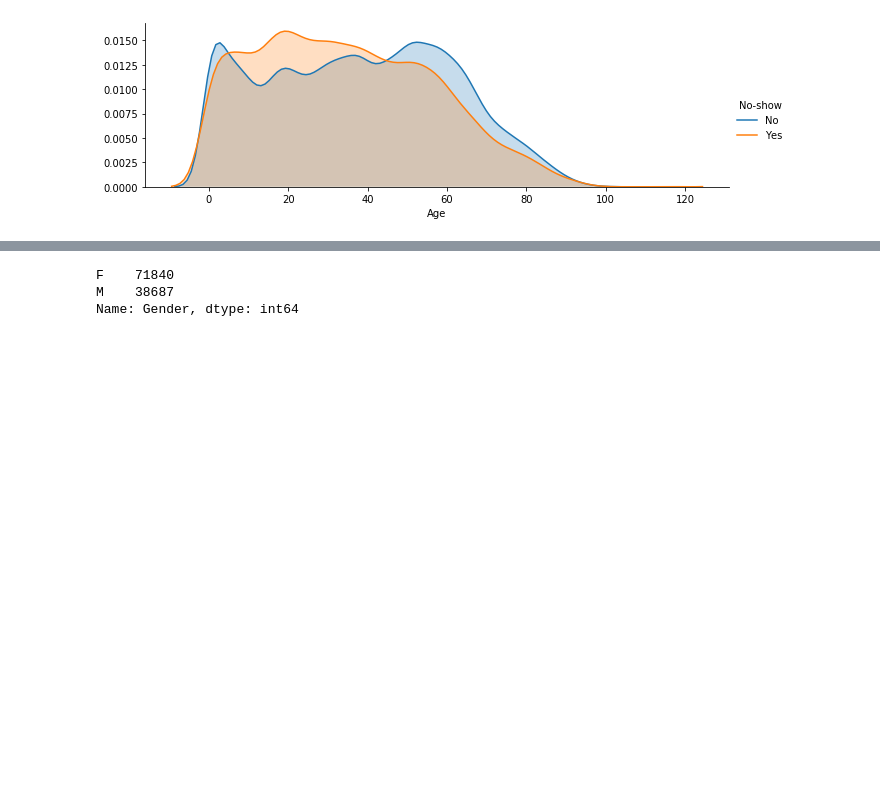
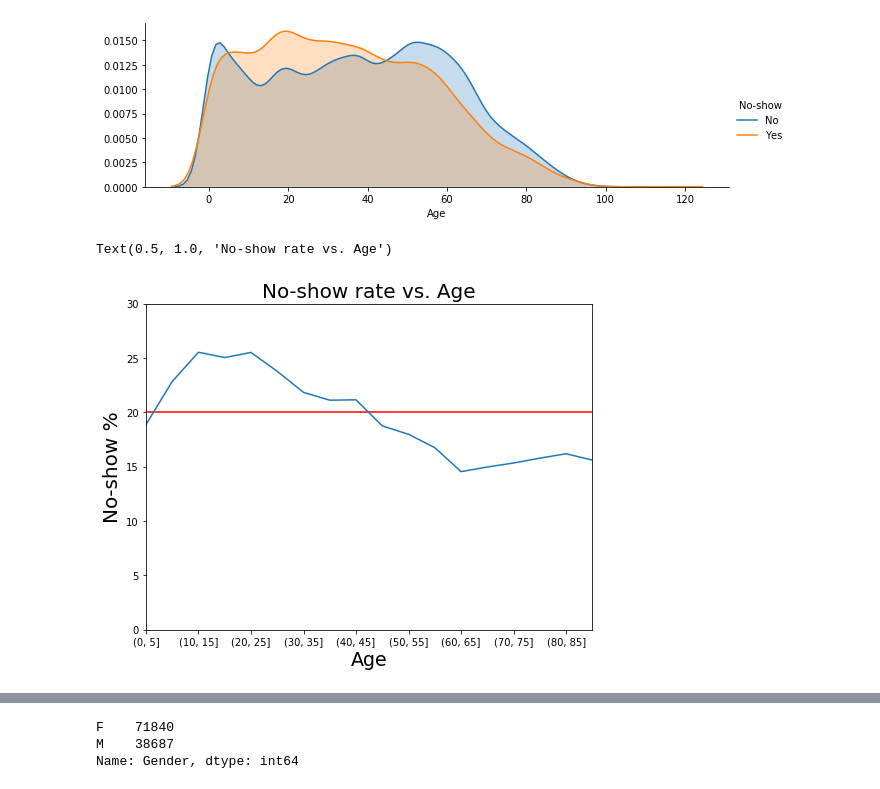
Before and after one commit to cooldude679/3253Team4, a Jupyter notebook: team4_final_project.ipynb, the cells around one changed output, grey strips where cells are left out. Cells and saved outputs as stored; diff of their text form; code cells hidden in the pictures; blank space fills up the shorter version.

```diff
--- a/team4_final_project.ipynb
+++ b/team4_final_project.ipynb
@@ -343,3 +358,22 @@ figure.add_legend()
 # %% [output]
 <seaborn.axisgrid.FacetGrid at 0x...>
 [figure]
+# %%
+age_bins = [0,5,10,15,20,25,30,35,40,45,50,55,60,65,70,75,80,85,90]
+data['age_binned'] = pd.cut(data['Age'], age_bins)
+age_totals = data.groupby(pd.cut(data['Age'], bins=age_bins)).size()
+age_yes = data[data['No-show']=='Yes'].groupby(pd.cut(data[data['No-show']=='Yes']['Age'], bins=age_bins)).size()
+age_no = data[data['No-show']=='No'].groupby(pd.cut(data[data['No-show']=='No']['Age'], bins=age_bins)).size()
+age_rate = age_yes/age_totals*100
+
+plt.figure(figsize=(8,6))
+plt.hlines(20,0,100,'r')
+plt.ylim(0,30)
+age_rate.plot()
+plt.ylabel('No-show %',fontsize=20,)
+plt.xlabel('Age',fontsize=19)
+plt.xticks(fontsize=10)
+plt.title('No-show rate vs. Age',fontsize=20)
+# %% [output]
+Text(0.5, 1.0, 'No-show rate vs. Age')
+[figure, added]
```
Also changed, not shown: parts of 7 cells of this notebook.
